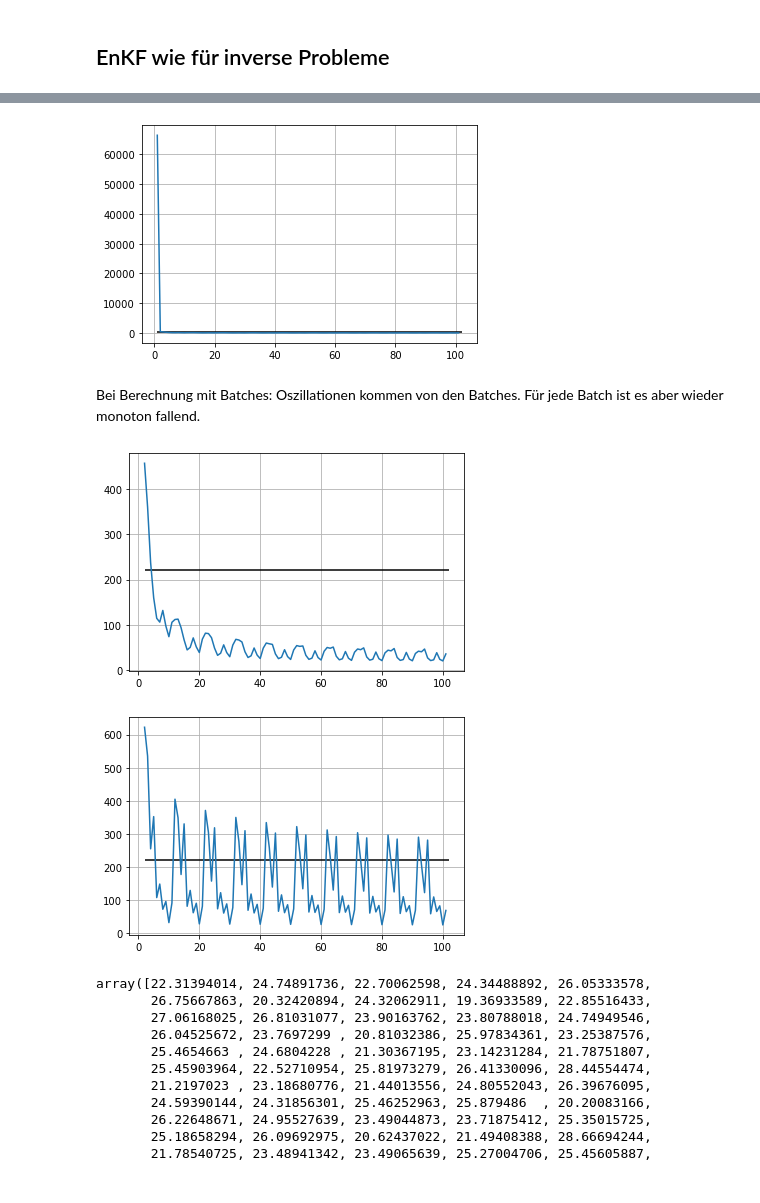
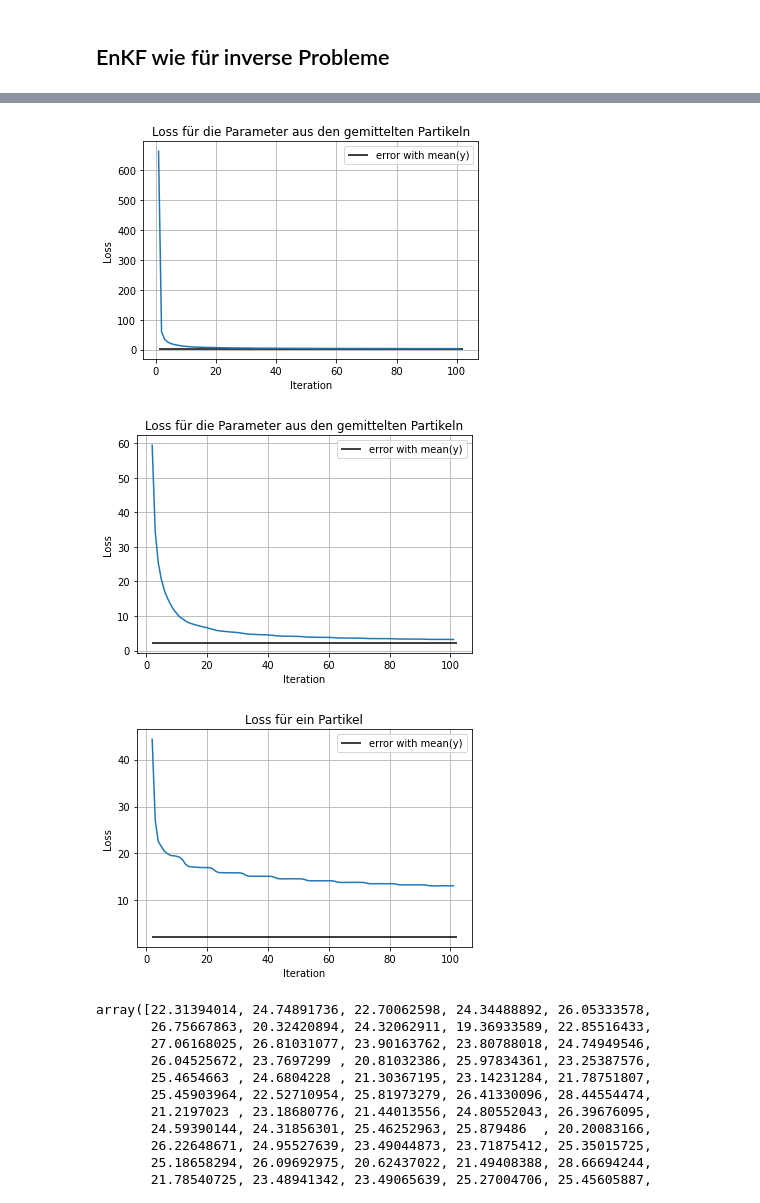
Before and after one commit to moritzlauff/thesis_programming, a Jupyter notebook: code_tests/linear_case_enkf_test.ipynb, the cells around one changed output, grey strips where cells are left out. Drawn from its saved outputs; the diff is of its cells as text; code cells hidden in the pictures.

```diff
--- a/code_tests/linear_case_enkf_test.ipynb
+++ b/code_tests/linear_case_enkf_test.ipynb
@@ -202,17 +214,17 @@ loss_dict = {}
 for i in range(particles):
     param_dict["particle_{}".format(i+1)] = np.random.normal(loc = 0, scale = 1, size = x.shape)
     y_pred_dict["particle_{}".format(i+1)] = np.dot(A, param_dict["particle_{}".format(i+1)])
-    loss_dict["particle_{}".format(i+1)] = squared_error(y, y_pred_dict["particle_{}".format(i+1)])
+    loss_dict["particle_{}".format(i+1)] = mean_squared_error(y, y_pred_dict["particle_{}".format(i+1)])
 # %%
 param_mean = np.mean(list(param_dict.values()), axis = 0)
 # %%
 loss_evolution = []
-loss_evolution.append(squared_error(y, np.dot(A, param_mean)))
+loss_evolution.append(mean_squared_error(y, np.dot(A, param_mean)))
 # %%
 # zum Testen der einzelnen Partikel
 loss_evolution_single_dict = {}
 for i in range(particles):
-    loss_evolution_single_dict["particle_{}".format(i+1)] = [squared_error(y, np.dot(A, param_dict["particle_{}".format(i+1)]))]
+    loss_evolution_single_dict["particle_{}".format(i+1)] = [mean_squared_error(y, np.dot(A, param_dict["particle_{}".format(i+1)]))]
 # %%
 for epoch in range(epochs):
 
@@ -226,7 +238,7 @@ for epoch in range(epochs):
         # update the predictions and the loss for the new parameters
         for i in range(particles):
             y_pred_dict["particle_{}".format(i+1)] = np.dot(A_batches[b], param_dict["particle_{}".format(i+1)])
-            loss_dict["particle_{}".format(i+1)] = squared_error(y_batches[b], y_pred_dict["particle_{}".format(i+1)])
+            loss_dict["particle_{}".format(i+1)] = mean_squared_error(y_batches[b], y_pred_dict["particle_{}".format(i+1)])
 
         # compute the mean of the predictions
         y_pred_mean = np.mean(list(y_pred_dict.values()), axis = 0)
@@ -260,36 +272,46 @@ for epoch in range(epochs):
 
         # compute loss for the parameter means
         param_mean = np.mean(list(param_dict.values()), axis = 0)
-        loss_evolution.append(squared_error(y_batches[b], np.dot(A_batches[b], param_mean)))
+        loss_evolution.append(mean_squared_error(y, np.dot(A, param_mean)))
 
         # zum Testen der einzelnen Partikel
         for i in range(particles):
-            loss_evolution_single_dict["particle_{}".format(i+1)].append(squared_error(y_batches[b], np.dot(A_batches[b], param_dict["particle_{}".format(i+1)])))
+            loss_evolution_single_dict["particle_{}".format(i+1)].append(mean_squared_error(y, np.dot(A, param_dict["particle_{}".format(i+1)])))
 # %%
-plt.hlines(y = squared_error(y, np.mean(y)), xmin = 1, xmax = len(loss_evolution)+1, color = "black")
+plt.hlines(y = mean_squared_error(y, np.ones(y.shape[0])*np.mean(y)), xmin = 1, xmax = len(loss_evolution)+1, color = "black", label = "error with mean(y)")
 plt.plot(np.arange(len(loss_evolution))+1, loss_evolution)
 plt.grid()
+plt.legend()
+plt.xlabel("Iteration")
+plt.ylabel("Loss")
+plt.title("Loss für die Parameter aus den gemittelten Partikeln")
 plt.show()
 # %% [output]
-[figure, old version]
+[figure, new version]
-# %% [markdown]
-Bei Berechnung mit Batches: Oszillationen kommen von den Batches. Für jede Batch ist es aber wieder monoton fallend.
 # %%
 # ohne den initialen Guess
-plt.hlines(y = squared_error(y, np.mean(y)), xmin = 2, xmax = len(loss_evolution)+1, color = "black")
+plt.hlines(y = mean_squared_error(y, np.ones(y.shape[0])*np.mean(y)), xmin = 2, xmax = len(loss_evolution)+1, color = "black", label = "error with mean(y)")
 plt.plot(np.arange(len(loss_evolution))[1:]+1, loss_evolution[1:])
 plt.grid()
+plt.legend()
+plt.xlabel("Iteration")
+plt.ylabel("Loss")
+plt.title("Loss für die Parameter aus den gemittelten Partikeln")
 plt.show()
 # %% [output]
-[figure, old version]
+[figure, new version]
 # %%
 # ohne den initialen Guess
-plt.hlines(y = squared_error(y, np.mean(y)), xmin = 2, xmax = len(loss_evolution)+1, color = "black")
+plt.hlines(y = mean_squared_error(y, np.ones(y.shape[0])*np.mean(y)), xmin = 2, xmax = len(loss_evolution)+1, color = "black", label = "error with mean(y)")
 plt.plot(np.arange(len(loss_evolution_single_dict["particle_1"]))[1:]+1, loss_evolution_single_dict["particle_1"][1:])
 plt.grid()
+plt.legend()
+plt.xlabel("Iteration")
+plt.ylabel("Loss")
+plt.title("Loss für ein Partikel")
 plt.show()
 # %% [output]
-[figure, old version]
+[figure, new version]
 # %%
 np.dot(A, param_mean)
 # %% [output]
```
Also changed, not shown: parts of 15 cells of this notebook.
